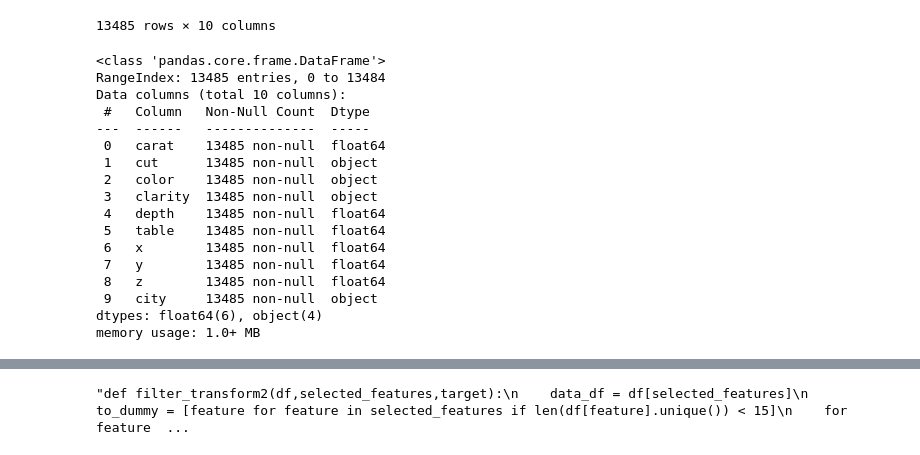
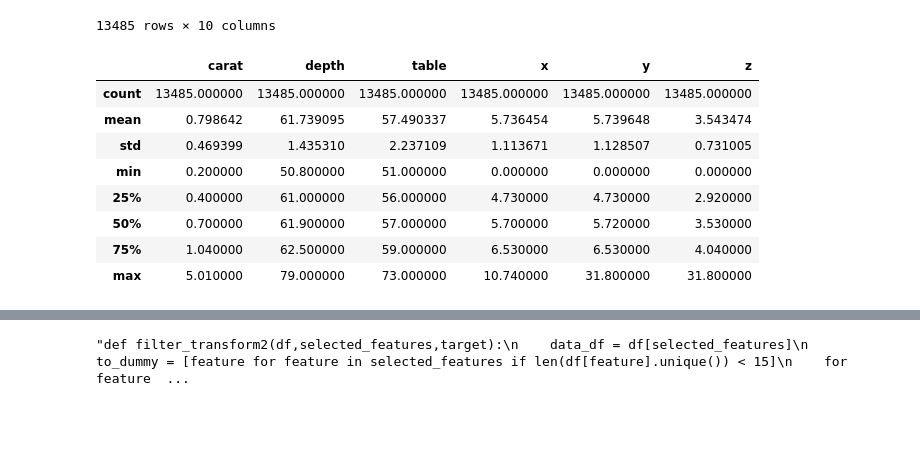
Before and after one commit to Rodrigo-Coloma/ih_datamadpt0923_project_m3, a Jupyter notebook: data_wrangling.ipynb, the cells around one changed output, grey strips where cells are left out. Drawn from its saved outputs; the diff is of its cells as text; code cells hidden in the pictures; blank space fills up the shorter version.

```diff
--- a/data_wrangling.ipynb
+++ b/data_wrangling.ipynb
@@ -533,22 +548,14 @@ test
 | 13484 | 0.40 | Ideal | I | VVS2 | 62.4 | 55.0 | 4.70 | 4.73 | 2.94 | New York City |
 13485 rows × 10 columns
 # %%
-test.info()
+test.describe()
 # %% [output]
-<class 'pandas.core.frame.DataFrame'>
-RangeIndex: 13485 entries, 0 to 13484
-Data columns (total 10 columns):
- #   Column   Non-Null Count  Dtype
----  ------   --------------  -----
- 0   carat    13485 non-null  float64
- 1   cut      13485 non-null  object
- 2   color    13485 non-null  object
- 3   clarity  13485 non-null  object
- 4   depth    13485 non-null  float64
- 5   table    13485 non-null  float64
- 6   x        13485 non-null  float64
- 7   y        13485 non-null  float64
- 8   z        13485 non-null  float64
- 9   city     13485 non-null  object
-dtypes: float64(6), object(4)
-memory usage: 1.0+ MB
+|  | carat | depth | table | x | y | z |
+| count | 13485.000000 | 13485.000000 | 13485.000000 | 13485.000000 | 13485.000000 | 13485.000000 |
+| mean | 0.798642 | 61.739095 | 57.490337 | 5.736454 | 5.739648 | 3.543474 |
+| std | 0.469399 | 1.435310 | 2.237109 | 1.113671 | 1.128507 | 0.731005 |
+| min | 0.200000 | 50.800000 | 51.000000 | 0.000000 | 0.000000 | 0.000000 |
+| 25% | 0.400000 | 61.000000 | 56.000000 | 4.730000 | 4.730000 | 2.920000 |
+| 50% | 0.700000 | 61.900000 | 57.000000 | 5.700000 | 5.720000 | 3.530000 |
+| 75% | 1.040000 | 62.500000 | 59.000000 | 6.530000 | 6.530000 | 4.040000 |
+| max | 5.010000 | 79.000000 | 73.000000 | 10.740000 | 31.800000 | 31.800000 |
```
Also changed, not shown: parts of 9 cells of this notebook, 9 other files.
